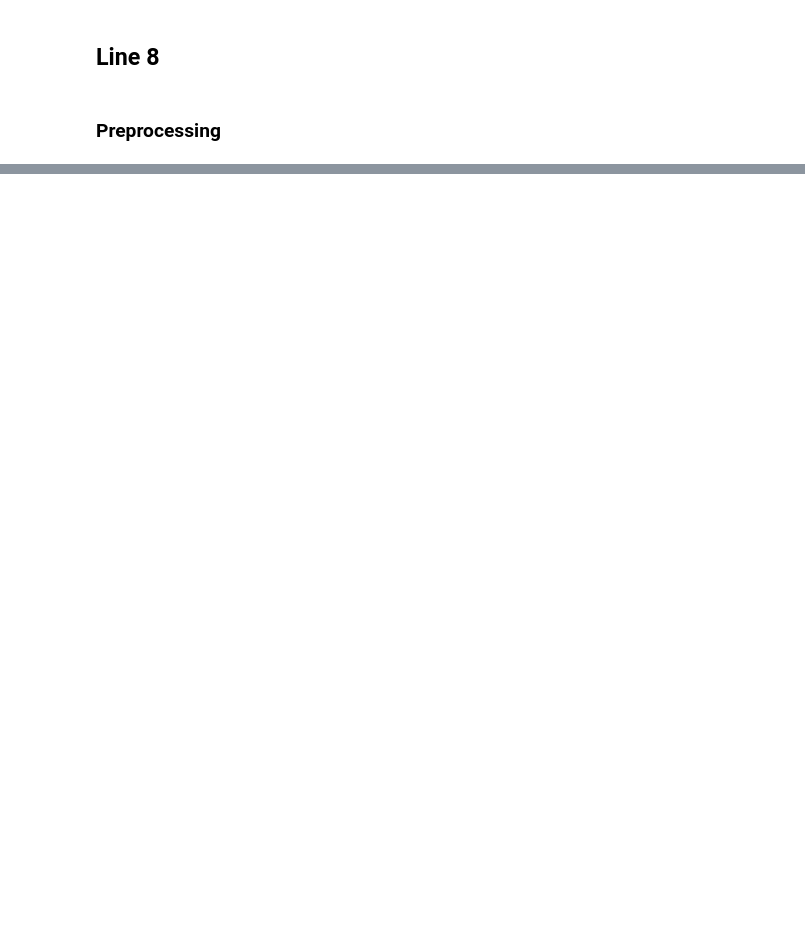
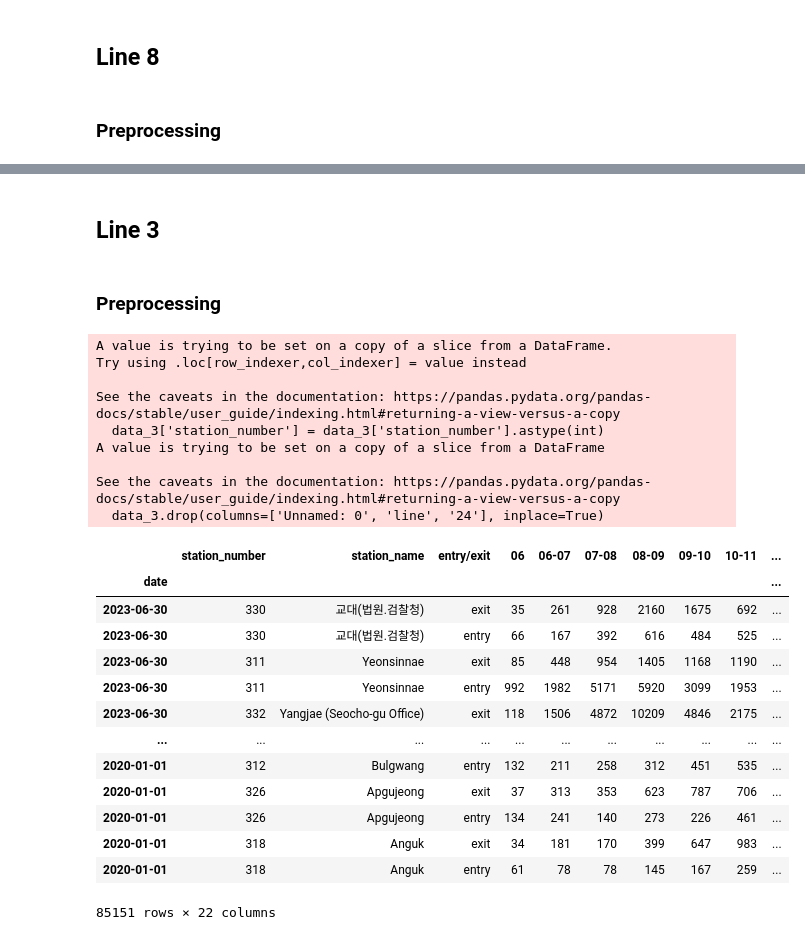
Before and after one commit to Arizona3000/metro_seoul, a Jupyter notebook: notebooks/exploration.ipynb, the cells around one changed output, grey strips where cells are left out. Saved outputs shown, nothing was run; the diff lists cells and outputs as text; code cells hidden in the pictures; blank space fills up the shorter version.

```diff
--- a/notebooks/exploration.ipynb
+++ b/notebooks/exploration.ipynb
@@ -221,0 +137,49 @@ plt.grid()
+# %% [markdown]
+## Line 3
+# %% [markdown]
+### Preprocessing
+# %%
+#convert line number to int
+df['line'] = df['line'].astype(int)
+
+# Keeping only line 8
+data_3 = df[df['line'] == 3]
+
+#station number and line number of type object : convert to int
+data_3['station_number'] = data_3['station_number'].astype(int)
+
+# no need to keep useless info
+#rmoving last column giving us weird info
+data_3.drop(columns=['Unnamed: 0', 'line', '24'], inplace=True)
+
+#Setting date as an index
+data_3 = data_3.set_index('date')
+
+# Converting index as datetime object
+data_3.index = pd.to_datetime(data_3.index)
+
+data_3
+# %% [output]
+A value is trying to be set on a copy of a slice from a DataFrame.
+Try using .loc[row_indexer,col_indexer] = value instead
+
+See the caveats in the documentation: https://pandas.pydata.org/pandas-docs/stable/user_guide/indexing.html#returning-a-view-versus-a-copy
+  data_3['station_number'] = data_3['station_number'].astype(int)
+A value is trying to be set on a copy of a slice from a DataFrame
+
+See the caveats in the documentation: https://pandas.pydata.org/pandas-docs/stable/user_guide/indexing.html#returning-a-view-versus-a-copy
+  data_3.drop(columns=['Unnamed: 0', 'line', '24'], inplace=True)
+|  | station_number | station_name | entry/exit | 06 | 06-07 | 07-08 | 08-09 | 09-10 | 10-11 | ... |
+| date |  |  |  |  |  |  |  |  |  | ... |
+| 2023-06-30 | 330 | 교대(법원.검찰청) | exit | 35 | 261 | 928 | 2160 | 1675 | 692 | ... |
+| 2023-06-30 | 330 | 교대(법원.검찰청) | entry | 66 | 167 | 392 | 616 | 484 | 525 | ... |
+| 2023-06-30 | 311 | Yeonsinnae | exit | 85 | 448 | 954 | 1405 | 1168 | 1190 | ... |
+| 2023-06-30 | 311 | Yeonsinnae | entry | 992 | 1982 | 5171 | 5920 | 3099 | 1953 | ... |
+| 2023-06-30 | 332 | Yangjae (Seocho-gu Office) | exit | 118 | 1506 | 4872 | 10209 | 4846 | 2175 | ... |
+| ... | ... | ... | ... | ... | ... | ... | ... | ... | ... | ... |
+| 2020-01-01 | 312 | Bulgwang | entry | 132 | 211 | 258 | 312 | 451 | 535 | ... |
+| 2020-01-01 | 326 | Apgujeong | exit | 37 | 313 | 353 | 623 | 787 | 706 | ... |
+| 2020-01-01 | 326 | Apgujeong | entry | 134 | 241 | 140 | 273 | 226 | 461 | ... |
+| 2020-01-01 | 318 | Anguk | exit | 34 | 181 | 170 | 399 | 647 | 983 | ... |
+| 2020-01-01 | 318 | Anguk | entry | 61 | 78 | 78 | 145 | 167 | 259 | ... |
+85151 rows × 22 columns
```
Also changed, not shown: parts of 35 cells of this notebook.
